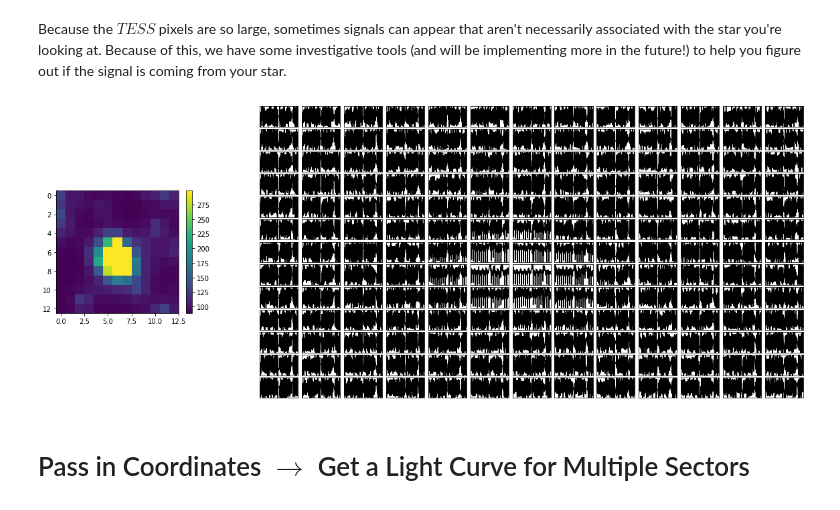
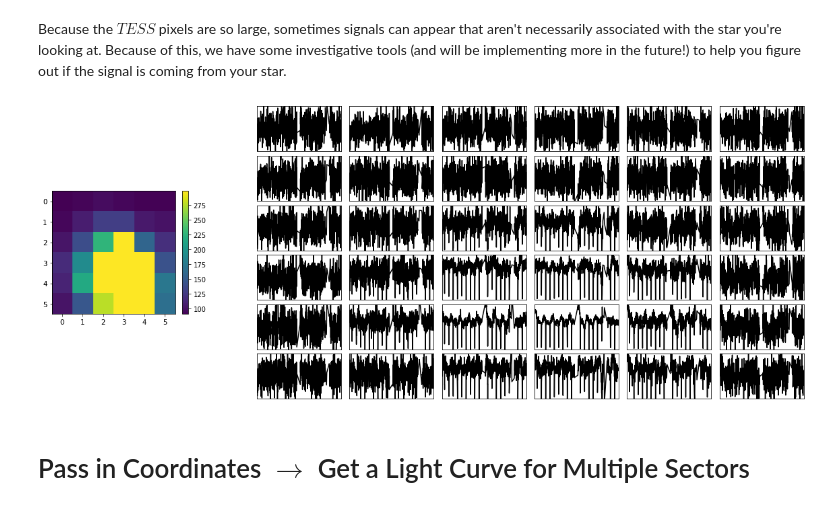
Before and after one commit to afeinstein20/tasc-tutorial, a Jupyter notebook: tasc5_notebook.ipynb, the cells around one changed output. Saved outputs shown, nothing was run; the diff lists cells and outputs as text; code cells hidden in the pictures.

```diff
--- a/tasc5_notebook.ipynb
+++ b/tasc5_notebook.ipynb
@@ -189,9 +187,9 @@ data.save()
 Because the $\textit{TESS}$ pixels are so large, sometimes signals can appear that aren't necessarily associated with the star you're looking at. Because of this, we have some investigative tools (and will be implementing more in the future!) to help you figure out if the signal is coming from your star.
 # %%
 vis = eleanor.Visualize(data)
-vis.pixel_by_pixel()
+vis.pixel_by_pixel(rowrange=[3,9], colrange=[3,9])
 # %% [output]
-[figure, old version]
+[figure, new version]
 # %% [markdown]
 # Pass in Coordinates $\rightarrow$ Get a Light Curve for Multiple Sectors
 # %% [markdown]
```
Also changed, not shown: parts of 14 cells of this notebook.
